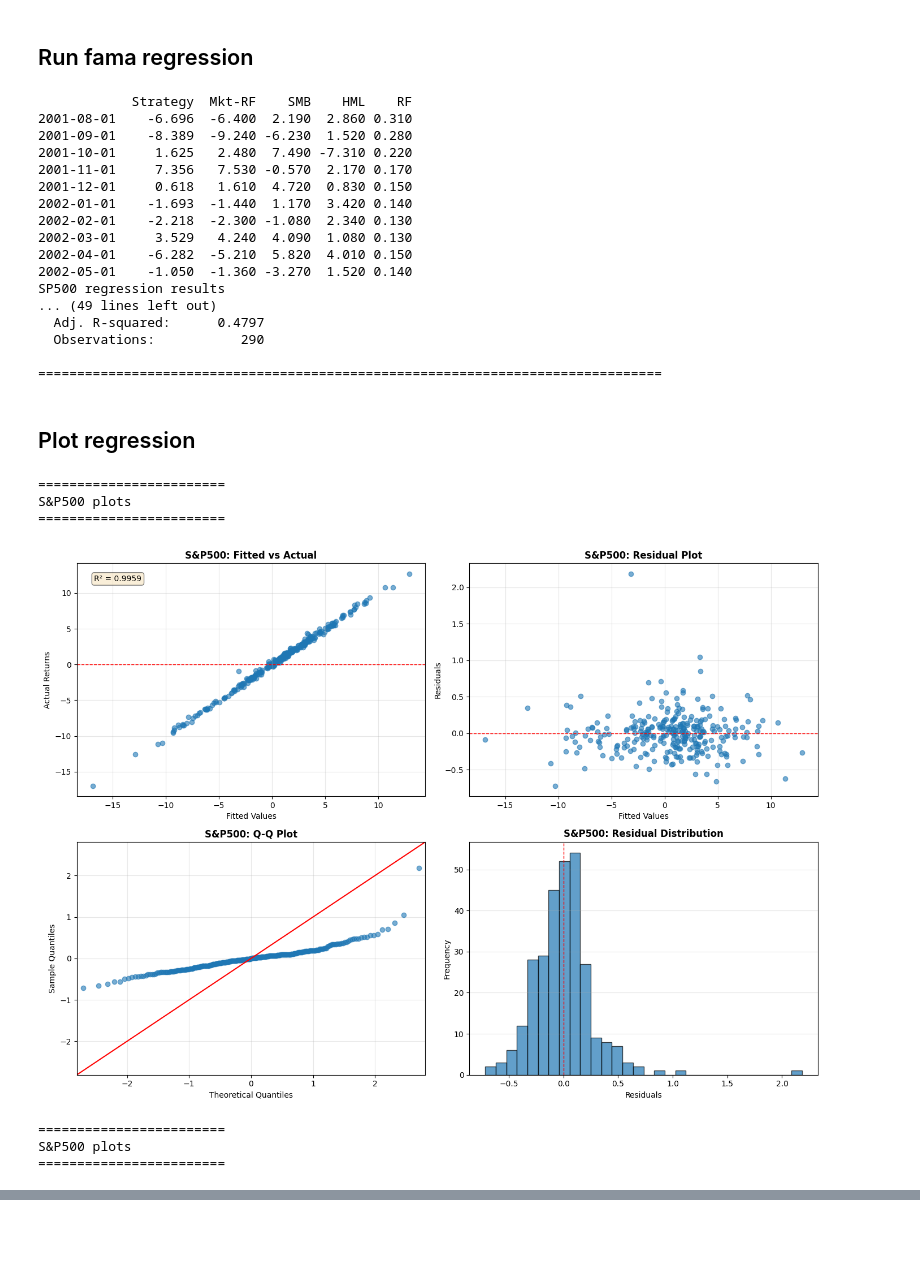
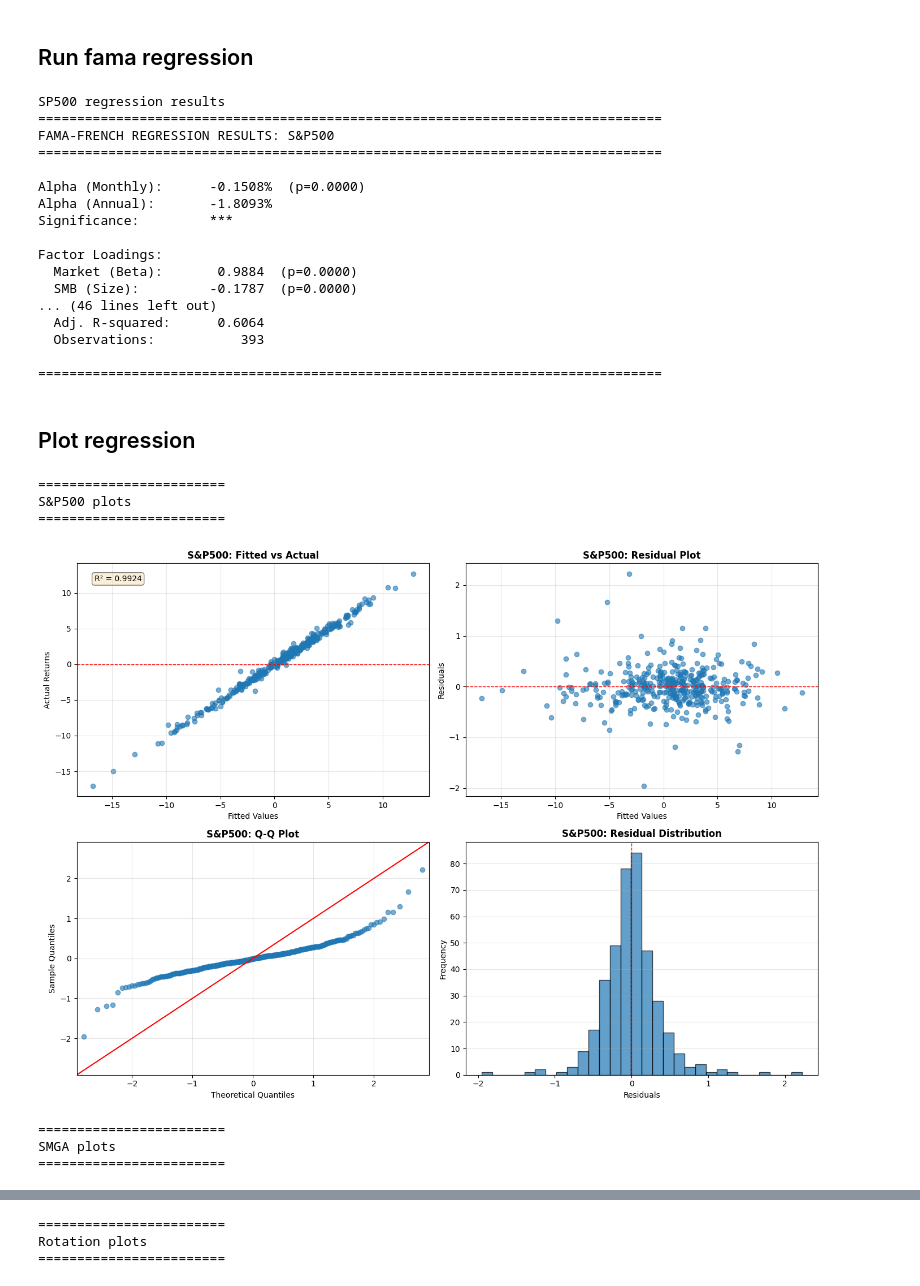
Before and after one commit to reading-stiener/offense-defense-project, a Jupyter notebook: notebooks/04_regression_analysis.ipynb, the cells around one changed output, grey strips where cells are left out. Cells and saved outputs as stored; diff of their text form; code cells hidden in the pictures; blank space fills up the shorter version.

Commit message:
add regression analyisis

```diff
--- a/notebooks/04_regression_analysis.ipynb
+++ b/notebooks/04_regression_analysis.ipynb
@@ -64,7 +66,9 @@ display(factors_df.head())
 ## load up datasets we want to run regressions on
 # %%
 df_sp500 = load_sector_data(file_path, 'S&P500')
-df_tbills = load_sector_data(file_path, 'TBills')
+df_tbills = load_sector_data(file_path, 'RF')
+df_cyclical = load_sector_data(file_path, 'Discretionary')
+df_defense = load_sector_data(file_path, 'Staples')
 
 print("SP 500 data:")
 print(f"  Years: {df_sp500.index.min()} - {df_sp500.index.max()}")
@@ -76,15 +80,23 @@ print(f"  Shape: {df_tbills.shape}")
 
 
 sp500_excess = calculate_sp500_returns_ts(df_sp500, df_tbills)
+sp500_excess = filter_period(sp500_excess, start_year=1993, end_year=2025)
 print(f"\nS&P 500 excess returns calculated")
 print(f"Total observations: {len(sp500_excess)}")
 print(f"Date range: {sp500_excess.index.min()} to {sp500_excess.index.max()}")
 
 smga_excess = calculate_smga_returns_ts(df_sp500, df_tbills)
-
+smga_excess = filter_period(smga_excess, start_year=1993, end_year=2025)
 print(f"\nSMGA excess returns calculated")
 print(f"Total observations: {len(smga_excess)}")
 print(f"Date range: {smga_excess.index.min()} to {smga_excess.index.max()}")
+
+
+rotation_returns = calculate_sector_rotation_returns_ts(df_cyclical, df_defense, df_tbills)
+rotation_returns = filter_period(rotation_returns, start_year=1993, end_year=2025)
+print(f"Sector rotation returns calculated")
+print(f"Total observations: {len(rotation_returns)}")
+print(f"Date range: {rotation_returns.index.min()} to {rotation_returns.index.max()}")
 # %% [output]
 SP 500 data:
   Years: 1970 - 2025
@@ -105,32 +120,35 @@ Date range: 2001-08-01 00:00:00 to 2025-10-01 00:00:00
 ## Run fama regression
 # %%
 # sp500 regression
-results_sp500 = run_fama_french_regression(sp500_excess, ff_factors=factors_df)
+results_sp500 = run_fama_french_regression(sp500_excess["excess"], ff_factors=factors_df)
 print("SP500 regression results")
-print("========================")
 print_regression_summary(results_sp500, "S&P500")
 
-# sp500 regression
-results_smga = run_fama_french_regression(smga_excess, ff_factors=factors_df)
+# smga regression
+results_smga = run_fama_french_regression(smga_excess["excess"], ff_factors=factors_df)
 print("\nSMGA regression results")
-print("========================")
-print_regression_summary(results_smga, "S&P500")
+print_regression_summary(results_smga, "SMGA")
+
+# smga regression
+results_rotation = run_fama_french_regression(rotation_returns["excess"], ff_factors=factors_df)
+print("\nRotation regression results")
+print_regression_summary(results_rotation, "Rotation")
 # %% [output]
-            Strategy  Mkt-RF    SMB    HML    RF
-2001-08-01    -6.696  -6.400  2.190  2.860 0.310
-2001-09-01    -8.389  -9.240 -6.230  1.520 0.280
-2001-10-01     1.625   2.480  7.490 -7.310 0.220
-2001-11-01     7.356   7.530 -0.570  2.170 0.170
-2001-12-01     0.618   1.610  4.720  0.830 0.150
-2002-01-01    -1.693  -1.440  1.170  3.420 0.140
-2002-02-01    -2.218  -2.300 -1.080  2.340 0.130
-2002-03-01     3.529   4.240  4.090  1.080 0.130
-2002-04-01    -6.282  -5.210  5.820  4.010 0.150
-2002-05-01    -1.050  -1.360 -3.270  1.520 0.140
 SP500 regression results
-... (49 lines left out)
-  Adj. R-squared:      0.4797
-  Observations:           290
+================================================================================
+FAMA-FRENCH REGRESSION RESULTS: S&P500
+================================================================================
+
+Alpha (Monthly):      -0.1508%  (p=0.0000)
+Alpha (Annual):       -1.8093%
+Significance:         ***
+
+Factor Loadings:
+  Market (Beta):       0.9884  (p=0.0000)
+  SMB (Size):         -0.1787  (p=0.0000)
+... (46 lines left out)
+  Adj. R-squared:      0.6064
+  Observations:           393
 
 ================================================================================
 # %% [markdown]
@@ -138,18 +156,23 @@ SP500 regression results
 # %%
 print("========================")
 print("S&P500 plots")
 print("========================")
 plot_regression_diagnostics(sp500_excess, results_sp500, "S&P500")
 
 print("========================")
-print("S&P500 plots")
+print("SMGA plots")
 print("========================")
 plot_regression_diagnostics(smga_excess, results_smga, "SMGA")
+
+print("========================")
+print("Rotation plots")
+print("========================")
+plot_regression_diagnostics(rotation_returns, results_rotation, "Rotation")
 # %% [output]
 ========================
 S&P500 plots
 ========================
-[figure, old version]
+[figure, new version]
 ========================
-S&P500 plots
+SMGA plots
 ========================
@@ -156,0 +180,3 @@ S&P500 plots
+========================
+Rotation plots
+========================
```
Also changed, not shown: parts of 5 cells of this notebook, 3 other files.
